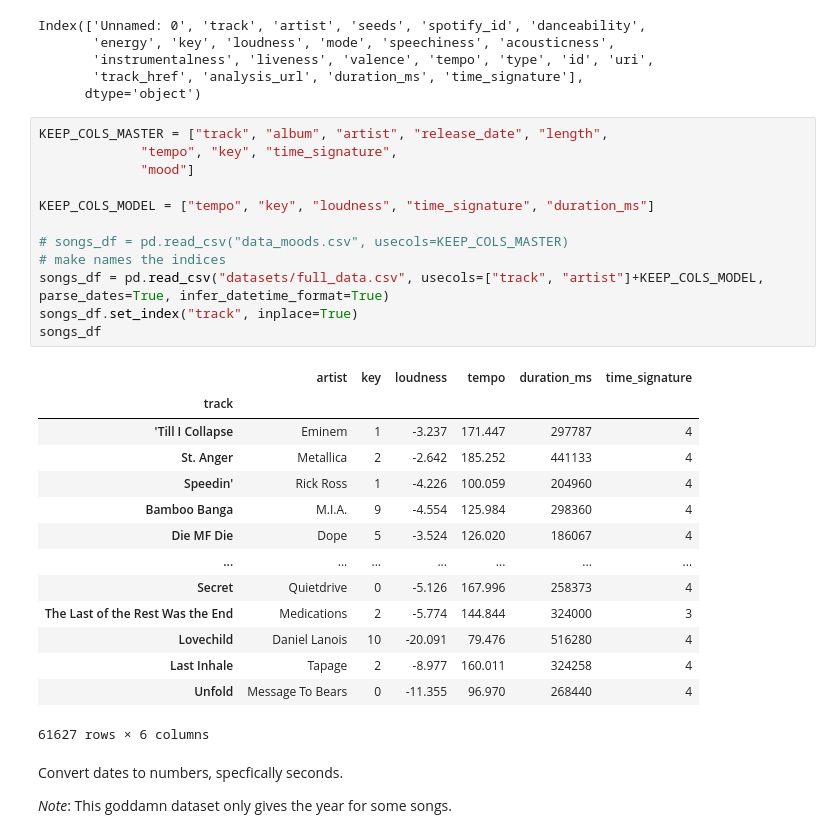
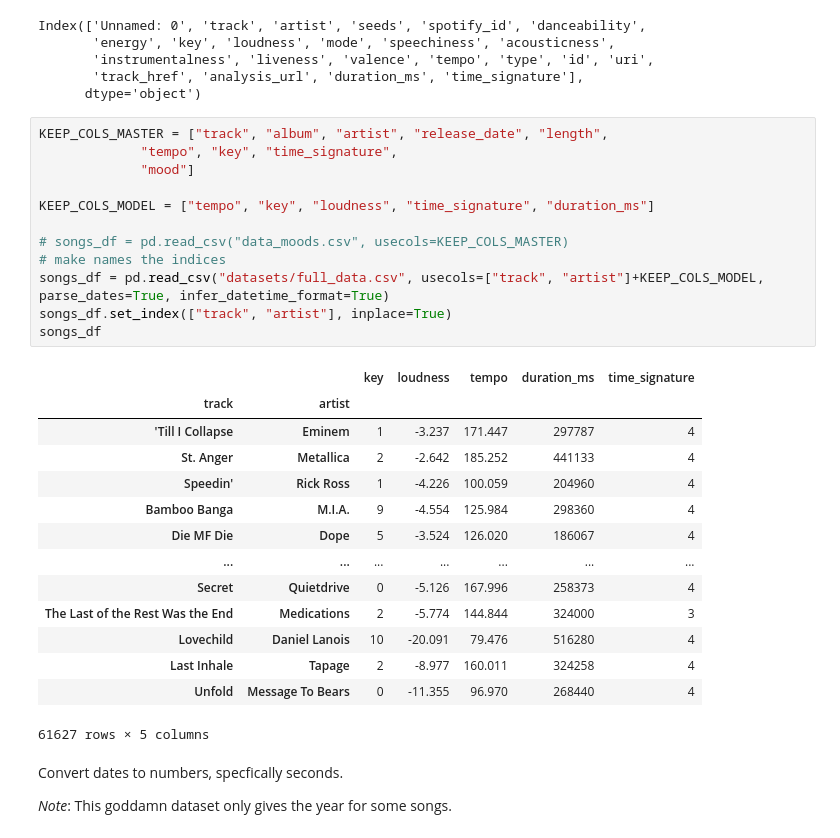
Before and after one commit to ApplesDaddy/CMPT353Project, a Jupyter notebook: regression_Colab.ipynb, the cells around one changed output. Drawn from its saved outputs; the diff is of its cells as text.

```diff
--- a/regression_Colab.ipynb
+++ b/regression_Colab.ipynb
@@ -55,18 +61,18 @@ Index(['Unnamed: 0', 'track', 'artist', 'seeds', 'spotify_id', 'danceability',
 # %%
 KEEP_COLS_MASTER = ["track", "album", "artist", "release_date", "length",
              "tempo", "key", "time_signature",
              "mood"]
 
 KEEP_COLS_MODEL = ["tempo", "key", "loudness", "time_signature", "duration_ms"]
 
 # songs_df = pd.read_csv("data_moods.csv", usecols=KEEP_COLS_MASTER)
 # make names the indices
 songs_df = pd.read_csv("datasets/full_data.csv", usecols=["track", "artist"]+KEEP_COLS_MODEL, parse_dates=True, infer_datetime_format=True)
-songs_df.set_index("track", inplace=True)
+songs_df.set_index(["track", "artist"], inplace=True)
 songs_df
 # %% [output]
-|  | artist | key | loudness | tempo | duration_ms | time_signature |
-| track |  |  |  |  |  |  |
+|  |  | key | loudness | tempo | duration_ms | time_signature |
+| track | artist |  |  |  |  |  |
 | 'Till I Collapse | Eminem | 1 | -3.237 | 171.447 | 297787 | 4 |
 | St. Anger | Metallica | 2 | -2.642 | 185.252 | 441133 | 4 |
 | Speedin' | Rick Ross | 1 | -4.226 | 100.059 | 204960 | 4 |
@@ -78,7 +84,7 @@ songs_df
 | Lovechild | Daniel Lanois | 10 | -20.091 | 79.476 | 516280 | 4 |
 | Last Inhale | Tapage | 2 | -8.977 | 160.011 | 324258 | 4 |
 | Unfold | Message To Bears | 0 | -11.355 | 96.970 | 268440 | 4 |
-61627 rows × 6 columns
+61627 rows × 5 columns
 # %% [markdown]
 Convert dates to numbers, specfically seconds.
 
```
Also changed, not shown: parts of 27 cells of this notebook.
